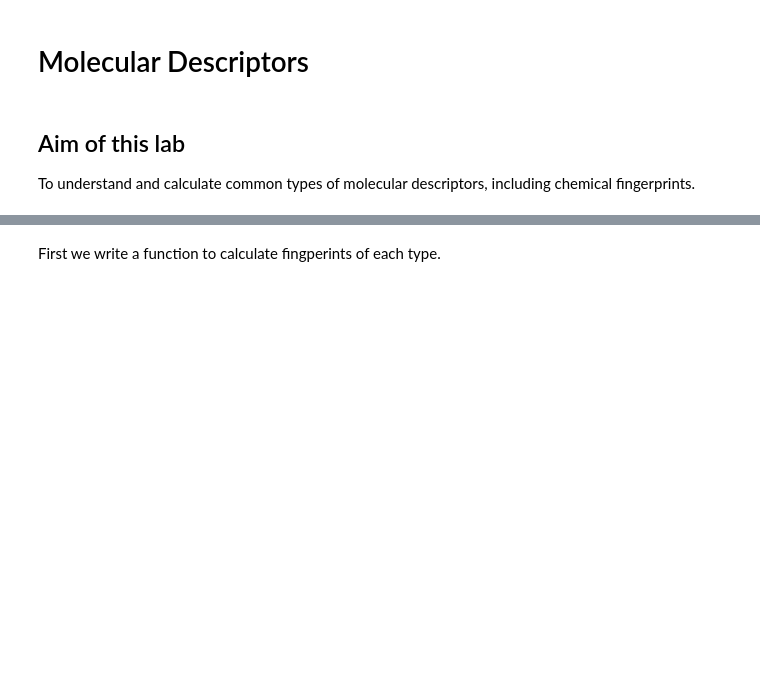
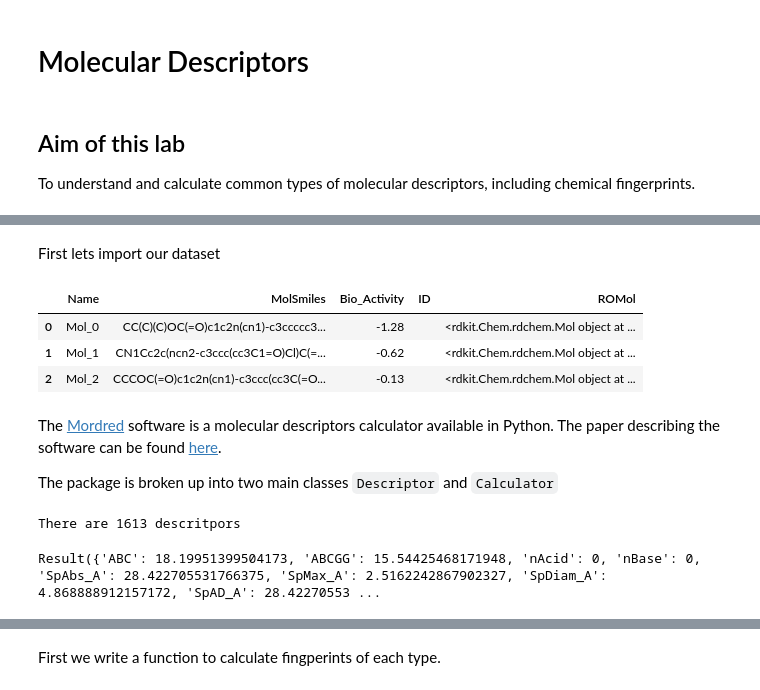
Before and after one commit to russodanielp/intro_cheminformatics, a Jupyter notebook: Lab 05 - Molecular Descriptors/lab_completed.ipynb, the cells around one changed output, grey strips where cells are left out. Saved outputs shown, nothing was run; the diff lists cells and outputs as text; code cells hidden in the pictures; blank space fills up the shorter version.

```diff
--- a/Lab 05 - Molecular Descriptors/lab_completed.ipynb
+++ b/Lab 05 - Molecular Descriptors/lab_completed.ipynb
@@ -170,0 +44,2 @@ Morgan fingerprints, also know as extended-connectivity or ECFP fingerprints are
+# %% [markdown]
+First lets import our dataset
@@ -170,0 +49,29 @@ Morgan fingerprints, also know as extended-connectivity or ECFP fingerprints are
+# %%
+df = PandasTools.LoadSDF('DIAZEPAM_w_name.sdf')
+df.head(3)
+# %% [output]
+|  | Name | MolSmiles | Bio_Activity | ID | ROMol |
+| 0 | Mol_0 | CC(C)(C)OC(=O)c1c2n(cn1)-c3ccccc3... | -1.28 |  | <rdkit.Chem.rdchem.Mol object at ... |
+| 1 | Mol_1 | CN1Cc2c(ncn2-c3ccc(cc3C1=O)Cl)C(=... | -0.62 |  | <rdkit.Chem.rdchem.Mol object at ... |
+| 2 | Mol_2 | CCCOC(=O)c1c2n(cn1)-c3ccc(cc3C(=O... | -0.13 |  | <rdkit.Chem.rdchem.Mol object at ... |
+# %% [markdown]
+The [Mordred](https://github.com/mordred-descriptor/mordred) software is a molecular descriptors calculator available in Python.  The paper describing the software can be found [here](https://jcheminf.biomedcentral.com/articles/10.1186/s13321-018-0258-y?ref=https://githubhelp.com).
+
+The package is broken up into two main classes `Descriptor` and `Calculator`
+# %%
+from mordred import Calculator, descriptors
+
+calc_2d = Calculator(descriptors, ignore_3D=True)
+
+num_2d = len(calc_2d)
+
+print("There are", num_2d, "descritpors")
+# %% [output]
+There are 1613 descritpors
+# %%
+one_mol = df.ROMol.iloc[0]
+
+result = calc_2d(one_mol)
+print(result)
+# %% [output]
+Result({'ABC': 18.19951399504173, 'ABCGG': 15.54425468171948, 'nAcid': 0, 'nBase': 0, 'SpAbs_A': 28.422705531766375, 'SpMax_A': 2.5162242867902327, 'SpDiam_A': 4.868888912157172, 'SpAD_A': 28.42270553 ...
```
Also changed, not shown: parts of 37 cells of this notebook.
